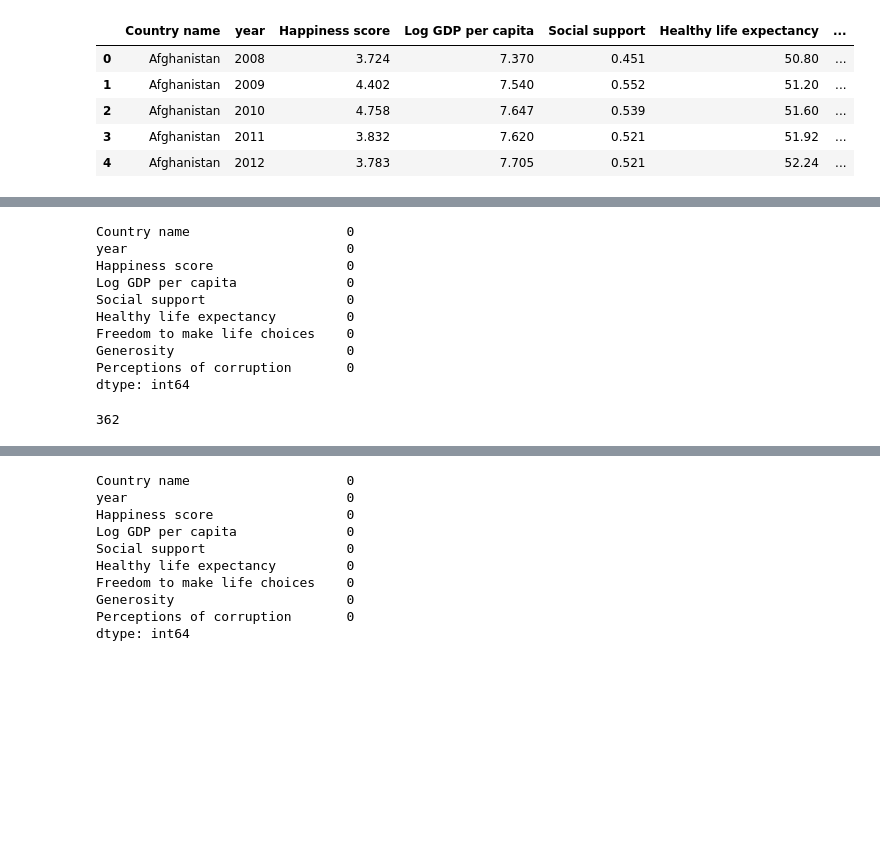
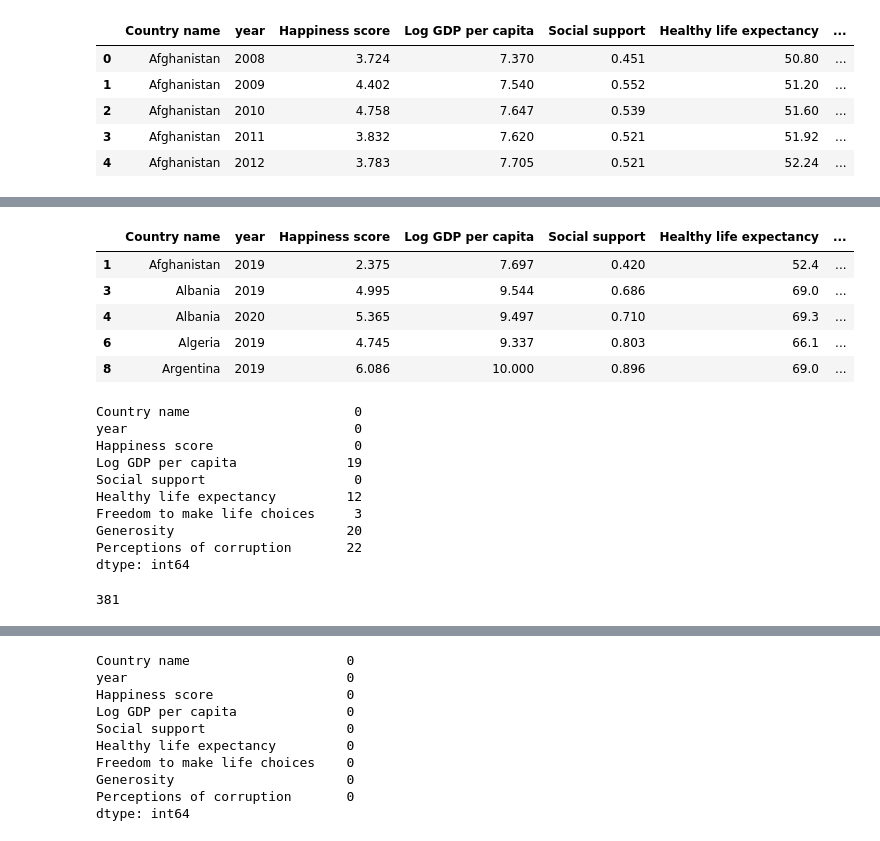
Before and after one commit to data301-2021-summer2/project-group25-project, a Jupyter notebook: analysis/Project_Analysis.ipynb, the cells around one changed output, grey strips where cells are left out. Cells and saved outputs as stored; diff of their text form; code cells hidden in the pictures; blank space fills up the shorter version.

```diff
--- a/analysis/Project_Analysis.ipynb
+++ b/analysis/Project_Analysis.ipynb
@@ -181,22 +183,30 @@ happiness_df.head()
-# %%
-happiness_df = happiness_df[(happiness_df['year'] >= 2018)]
+# %%
+happiness_df = happiness_df.loc[lambda x: x['year']>2018]
+happiness_df.head()
+# %% [output]
+|  | Country name | year | Happiness score | Log GDP per capita | Social support | Healthy life expectancy | ... |
+| 1 | Afghanistan | 2019 | 2.375 | 7.697 | 0.420 | 52.4 | ... |
+| 3 | Albania | 2019 | 4.995 | 9.544 | 0.686 | 69.0 | ... |
+| 4 | Albania | 2020 | 5.365 | 9.497 | 0.710 | 69.3 | ... |
+| 6 | Algeria | 2019 | 4.745 | 9.337 | 0.803 | 66.1 | ... |
+| 8 | Argentina | 2019 | 6.086 | 10.000 | 0.896 | 69.0 | ... |
 # %%
 happiness_df.isnull().sum()
 # %% [output]
-Country name                    0
-year                            0
-Happiness score                 0
-Log GDP per capita              0
-Social support                  0
-Healthy life expectancy         0
-Freedom to make life choices    0
-Generosity                      0
-Perceptions of corruption       0
+Country name                     0
+year                             0
+Happiness score                  0
+Log GDP per capita              19
+Social support                   0
+Healthy life expectancy         12
+Freedom to make life choices     3
+Generosity                      20
+Perceptions of corruption       22
 dtype: int64
 # %%
 len(happiness_df)
 # %% [output]
-362
+381
 # %%
 happiness_df.dropna(subset = ["Log GDP per capita"], inplace=True)
 # %%
```
Also changed, not shown: parts of 9 cells of this notebook, 1 other file.
